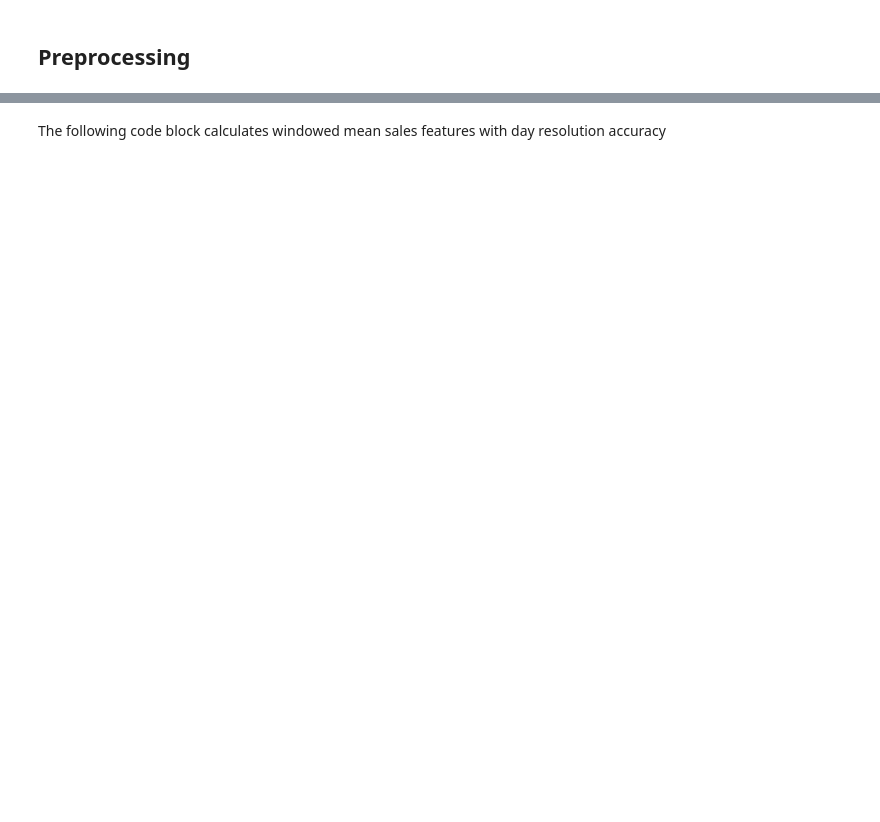
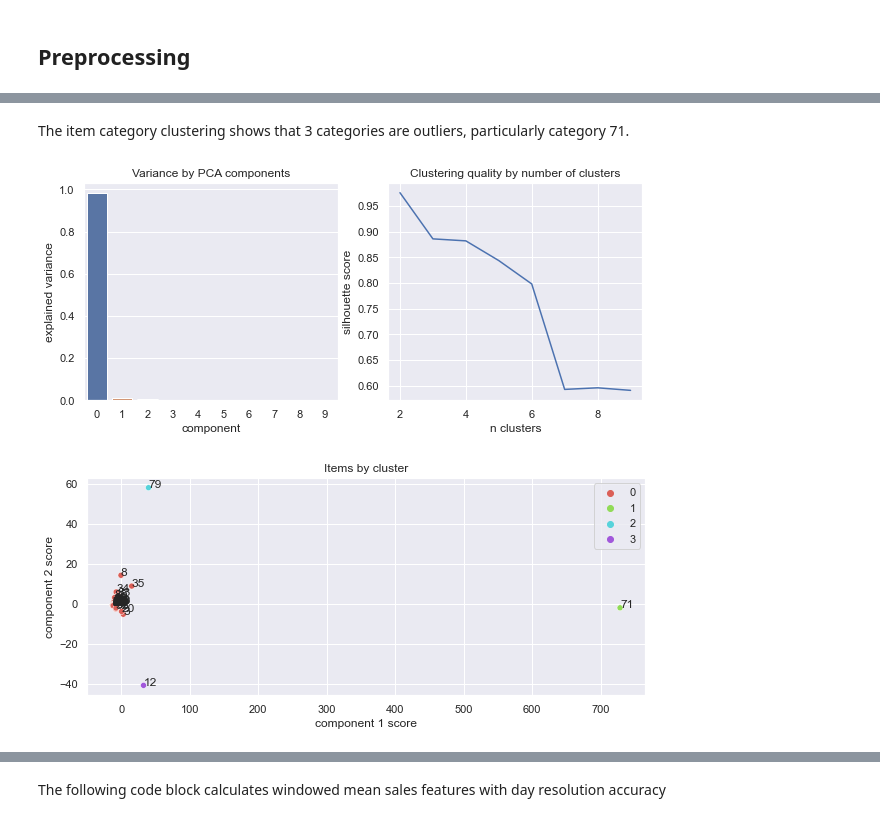
Before and after one commit to grantsut/kaggle-futuresales, a Jupyter notebook: future-sales-leak-and-time-features.ipynb, the cells around one changed output, grey strips where cells are left out. Saved outputs shown, nothing was run; the diff lists cells and outputs as text; code cells hidden in the pictures; blank space fills up the shorter version.

```diff
--- a/future-sales-leak-and-time-features.ipynb
+++ b/future-sales-leak-and-time-features.ipynb
@@ -55,29 +67,19 @@ train["date"] = pd.to_datetime(train["date"], format="%d.%m.%Y")
 # train = train.query("(item_price>0) & (item_cnt_day>0)")
 # train.loc[:, "item_price"] = train.loc[:, "item_price"].clip(0, train["item_price"].quantile(0.9999))
 # train.loc[:, "item_cnt_day"] = train.loc[:, "item_cnt_day"].clip(0, train["item_cnt_day"].quantile(0.999))
-# %%
-# Extract data with a item_price greater than 0
-train = train[train["item_price"] > 0]
-# Extract data with a item_priceof less than 50,000
-train = train[train["item_price"] < 50000]
-# Extract data with item_cnt_day greater than 0
-train = train[train["item_cnt_day"] > 0]
-# Extract data with item_cnt_day less than 1,000
-train = train[train["item_cnt_day"] < 1000]
-
-train.loc[train["shop_id"] == 0, "shop_id"] = 57
-train.loc[train["shop_id"] == 1, "shop_id"] = 58
-train.loc[train["shop_id"] == 11, "shop_id"] = 10
-train.loc[train["shop_id"] == 40, "shop_id"] = 39
-
-#  Modify shop_id in test data
-test.loc[test["shop_id"] == 0, "shop_id"] = 57
-test.loc[test["shop_id"] == 1, "shop_id"] = 58
-test.loc[test["shop_id"] == 11, "shop_id"] = 10
-test.loc[test["shop_id"] == 40, "shop_id"] = 39
-
-# Leaking to imporve performance
-unique_test_shop_id = test["shop_id"].unique()
-train = train[train["shop_id"].isin(unique_test_shop_id)]
+# %%
+train.loc[train["shop_id"] == 0, "shop_id"] = 57
+train.loc[train["shop_id"] == 1, "shop_id"] = 58
+train.loc[train["shop_id"] == 11, "shop_id"] = 10
+train.loc[train["shop_id"] == 40, "shop_id"] = 39
+
+train = train.loc[train.shop_id.isin(test["shop_id"].unique()), :]
+
+train = train.drop_duplicates()
+
+train = train[train["item_price"] > 0]
+train = train[train["item_price"] < 50000]
+train = train[train["item_cnt_day"] > 0]
+train = train[train["item_cnt_day"] < 1000]
 # %% [markdown]
 ## Preprocessing
@@ -184,5 +198,5 @@ def add_item_name_groups(matrix, train, items, sim_thresh, feature_name="item_na
     return matrix, train
 
 
-matrix, train = add_item_name_groups(matrix, train, items, 65)
+matrix, train = add_item_name_groups(matrix, train, items, 70)
 # %% [markdown]
@@ -458,5 +497,5 @@ Categorical features provided with the data, e.g. item category, and custom cate
 # %%
-matrix = matrix.merge(items.drop(columns='item_name'), on='item_id', how='left')
+matrix = matrix.merge(items[['item_id', 'item_category_id']], on='item_id', how='left')
 matrix = matrix.merge(item_categories_extra, on='item_category_id', how='left')
 del(item_categories_extra)
 # %% [markdown]
@@ -541,6 +586,11 @@ def cluster_feature(matrix, target_feature, clust_feature, level_feature, n_comp
     for i, s in enumerate(pt.index):
         groups[s] = labels[i]
     return groups
+# %% [markdown]
+The item category clustering shows that 3 categories are outliers, particularly category 71.
 # %%
-category_group_dict = cluster_feature(matrix, 'item_cnt_month', 'item_category_id', 'date_block_num', n_components=2, n_clusters=6, aggfunc="mean", exclude =[])
+category_group_dict = cluster_feature(matrix, 'item_cnt_month', 'item_category_id', 'date_block_num', n_components=2, n_clusters=4, aggfunc="mean", exclude =[])
 matrix['category_cluster'] = matrix['item_category_id'].map(category_group_dict)
+# %% [output]
+[figure, added]
+[figure, added]
```
Also changed, not shown: parts of 97 cells of this notebook.
